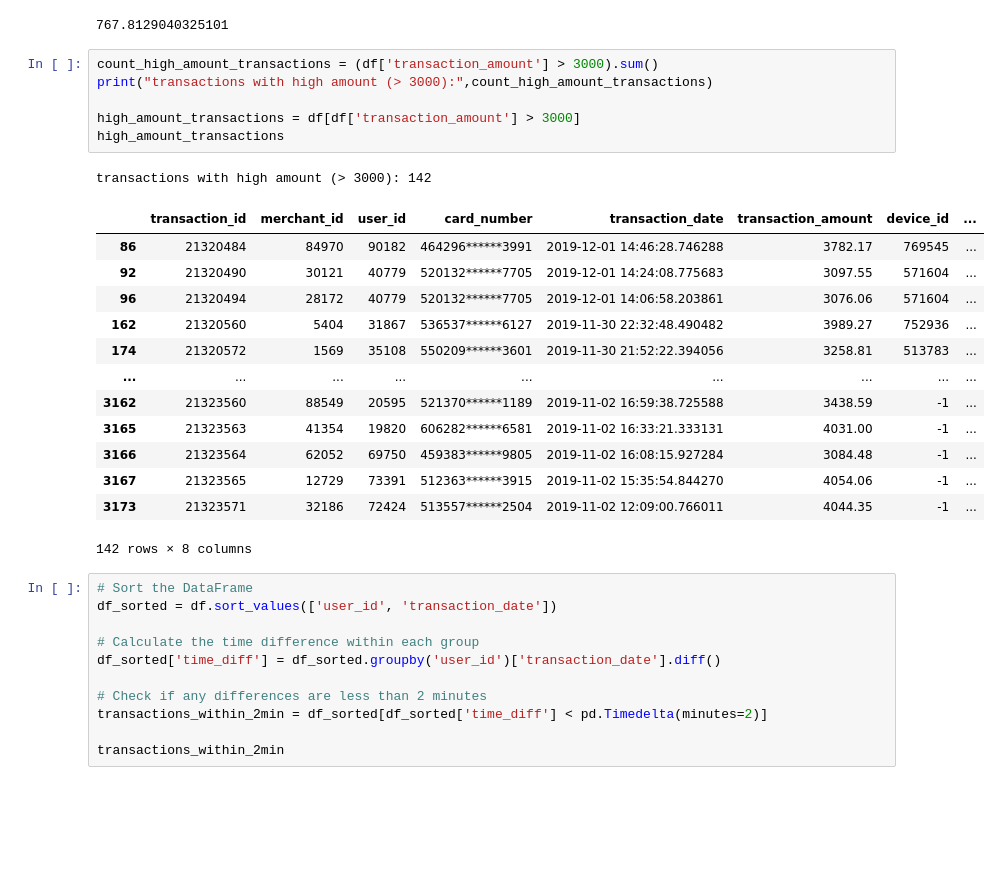
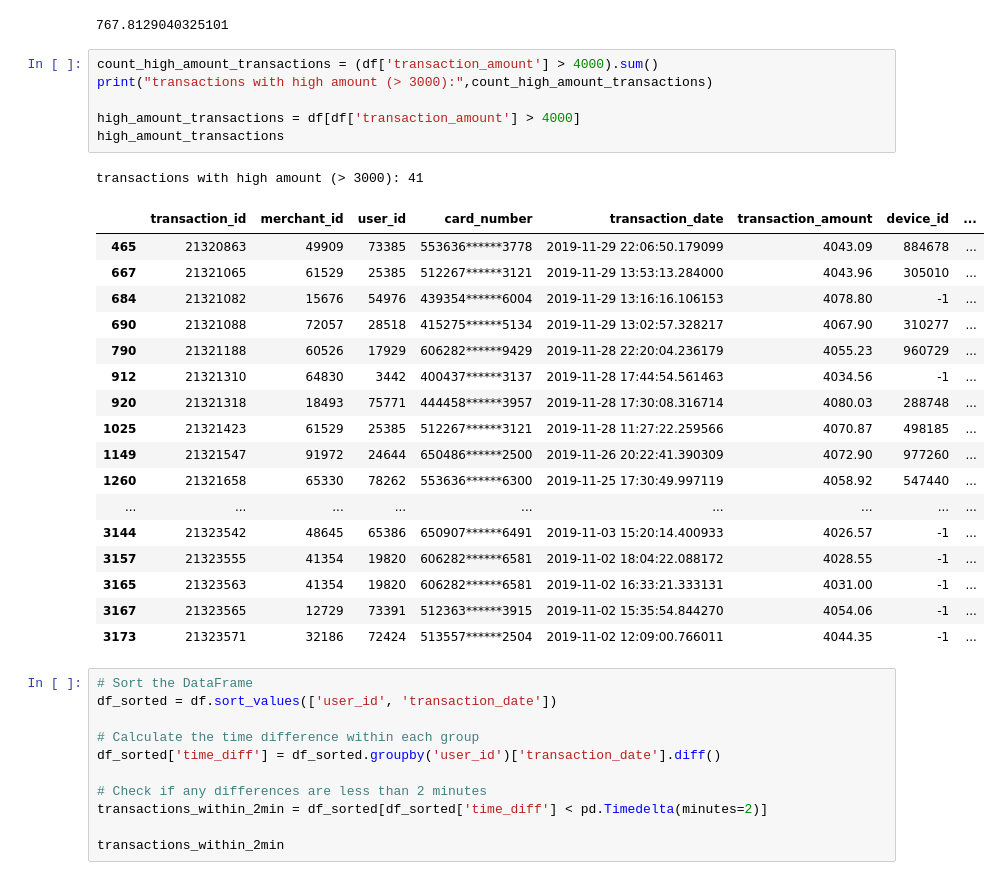
Before and after one commit to carloshnp/risk_analyst_challenge, a Jupyter notebook: data_analysis.ipynb, the cells around one changed output. Drawn from its saved outputs; the diff is of its cells as text; blank space fills up the shorter version.

Commit message:
feat: transaction threshold check + missing device id

```diff
--- a/data_analysis.ipynb
+++ b/data_analysis.ipynb
@@ -128,26 +128,30 @@ print(mean_transaction_amount)
 # %% [output]
 767.8129040325101
 # %%
-count_high_amount_transactions = (df['transaction_amount'] > 3000).sum()
+count_high_amount_transactions = (df['transaction_amount'] > 4000).sum()
 print("transactions with high amount (> 3000):",count_high_amount_transactions)
 
-high_amount_transactions = df[df['transaction_amount'] > 3000]
+high_amount_transactions = df[df['transaction_amount'] > 4000]
 high_amount_transactions
 # %% [output]
-transactions with high amount (> 3000): 142
+transactions with high amount (> 3000): 41
 |  | transaction_id | merchant_id | user_id | card_number | transaction_date | transaction_amount | device_id | ... |
-| 86 | 21320484 | 84970 | 90182 | 464296******3991 | 2019-12-01 14:46:28.746288 | 3782.17 | 769545 | ... |
-| 92 | 21320490 | 30121 | 40779 | 520132******7705 | 2019-12-01 14:24:08.775683 | 3097.55 | 571604 | ... |
-| 96 | 21320494 | 28172 | 40779 | 520132******7705 | 2019-12-01 14:06:58.203861 | 3076.06 | 571604 | ... |
-| 162 | 21320560 | 5404 | 31867 | 536537******6127 | 2019-11-30 22:32:48.490482 | 3989.27 | 752936 | ... |
-| 174 | 21320572 | 1569 | 35108 | 550209******3601 | 2019-11-30 21:52:22.394056 | 3258.81 | 513783 | ... |
+| 465 | 21320863 | 49909 | 73385 | 553636******3778 | 2019-11-29 22:06:50.179099 | 4043.09 | 884678 | ... |
+| 667 | 21321065 | 61529 | 25385 | 512267******3121 | 2019-11-29 13:53:13.284000 | 4043.96 | 305010 | ... |
+| 684 | 21321082 | 15676 | 54976 | 439354******6004 | 2019-11-29 13:16:16.106153 | 4078.80 | -1 | ... |
+| 690 | 21321088 | 72057 | 28518 | 415275******5134 | 2019-11-29 13:02:57.328217 | 4067.90 | 310277 | ... |
+| 790 | 21321188 | 60526 | 17929 | 606282******9429 | 2019-11-28 22:20:04.236179 | 4055.23 | 960729 | ... |
+| 912 | 21321310 | 64830 | 3442 | 400437******3137 | 2019-11-28 17:44:54.561463 | 4034.56 | -1 | ... |
+| 920 | 21321318 | 18493 | 75771 | 444458******3957 | 2019-11-28 17:30:08.316714 | 4080.03 | 288748 | ... |
+| 1025 | 21321423 | 61529 | 25385 | 512267******3121 | 2019-11-28 11:27:22.259566 | 4070.87 | 498185 | ... |
+| 1149 | 21321547 | 91972 | 24644 | 650486******2500 | 2019-11-26 20:22:41.390309 | 4072.90 | 977260 | ... |
+| 1260 | 21321658 | 65330 | 78262 | 553636******6300 | 2019-11-25 17:30:49.997119 | 4058.92 | 547440 | ... |
 | ... | ... | ... | ... | ... | ... | ... | ... | ... |
-| 3162 | 21323560 | 88549 | 20595 | 521370******1189 | 2019-11-02 16:59:38.725588 | 3438.59 | -1 | ... |
+| 3144 | 21323542 | 48645 | 65386 | 650907******6491 | 2019-11-03 15:20:14.400933 | 4026.57 | -1 | ... |
+| 3157 | 21323555 | 41354 | 19820 | 606282******6581 | 2019-11-02 18:04:22.088172 | 4028.55 | -1 | ... |
 | 3165 | 21323563 | 41354 | 19820 | 606282******6581 | 2019-11-02 16:33:21.333131 | 4031.00 | -1 | ... |
-| 3166 | 21323564 | 62052 | 69750 | 459383******9805 | 2019-11-02 16:08:15.927284 | 3084.48 | -1 | ... |
 | 3167 | 21323565 | 12729 | 73391 | 512363******3915 | 2019-11-02 15:35:54.844270 | 4054.06 | -1 | ... |
 | 3173 | 21323571 | 32186 | 72424 | 513557******2504 | 2019-11-02 12:09:00.766011 | 4044.35 | -1 | ... |
-142 rows × 8 columns
 # %%
 # Sort the DataFrame
 df_sorted = df.sort_values(['user_id', 'transaction_date'])
```
Also changed, not shown: 1 other file.
